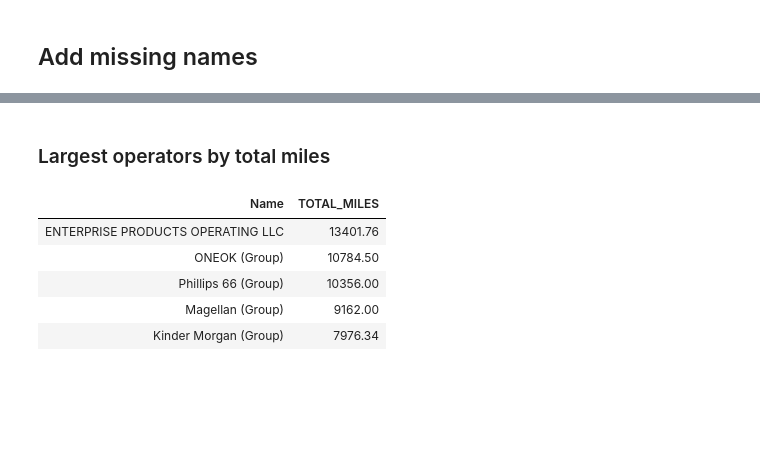
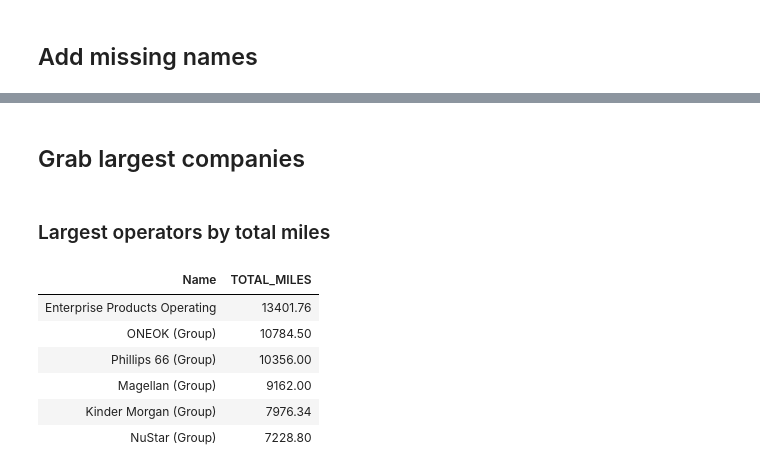
Before and after one commit to julianbarg/spills, a Jupyter notebook: presentations/explore_data_variance/explore_data_variance.ipynb, the cells around one changed output, grey strips where cells are left out. Cells and saved outputs as stored; diff of their text form; code cells hidden in the pictures; blank space fills up the shorter version.

Commit message:
Found & illustrated largest companies.

```diff
--- a/presentations/explore_data_variance/explore_data_variance.ipynb
+++ b/presentations/explore_data_variance/explore_data_variance.ipynb
@@ -48,34 +48,2 @@ A tibble: 5 × 85
 # %% [markdown]
 ## Add missing names
-# %%
-# To be used when there are IDs left in the name column
-add_missing_names <- function(sample, id_col, dataset = pipelines_2010){
-    id_col_type <- class(sample[[id_col]])
-
-    # Prepare dataset to merge with
-    all_names <- dataset %>%
-        select(ID, Name, Year) %>%
-        group_by(ID) %>%
-        filter(Year == max(Year)) %>%
-        slice(1) %>%
-        select(-Year)
-    all_names$ID <- as.character(all_names$ID)
-    all_names <- rename(all_names, "temp_name" = "Name")
-
-    # Do the merging to obtain the missing names
-    sample[id_col] <- as.character(sample[[id_col]])
-    sample <- left_join(sample, all_names, by = setNames("ID", id_col))
-    name_missing <- !is.na(sample$temp_name)  # The name of the company can only be missing if joining by OPERATOR_ID is successfuly (bc then there is an ID, not a Name there)
-    sample[name_missing, ][id_col] <- sample[name_missing, ]["temp_name"]
-
-    # Cleanup
-    sample <- select(sample, -temp_name)
-    sample[id_col] <- as.type(sample[[id_col]], "factor")
-
-    return(sample)
-}
-# %%
-sample <- add_missing_names(sample, "OPERATOR_ID")
-sample <- rename(sample, "Name" = "OPERATOR_ID")
-
-sample_n(sample, 5)
@@ -92,0 +50,3 @@ A tibble: 5 × 110
+# %%
+sample$Name <- oildata::add_company_names(sample$OPERATOR_ID)
+head(sample)
@@ -93,18 +63,23 @@ A tibble: 5 × 110
+# %% [markdown]
+## Grab largest companies
 # %% [markdown]
 ### Largest operators by total miles
 # %%
-sample %>%
+largest_companies <- sample %>%
     group_by(Name) %>%
     filter(TOTAL_MILES == max(TOTAL_MILES)) %>%
     ungroup() %>%
-    top_n(5, TOTAL_MILES) %>%
+    mutate(Name = fct_reorder(Name, TOTAL_MILES)) %>%
     arrange(desc(TOTAL_MILES)) %>%
-    select(Name, TOTAL_MILES) %>%
+    select(Name, TOTAL_MILES)
+
+head(largest_companies) %>%
     jupyter_styling(font_size = 16)
 # %% [output]
 | Name | TOTAL_MILES |
-| ENTERPRISE PRODUCTS OPERATING LLC | 13401.76 |
+| Enterprise Products Operating | 13401.76 |
 | ONEOK (Group) | 10784.50 |
 | Phillips 66 (Group) | 10356.00 |
 | Magellan (Group) | 9162.00 |
 | Kinder Morgan (Group) | 7976.34 |
+| NuStar (Group) | 7228.80 |
```
Also changed, not shown: parts of 10 cells of this notebook, 2 other files.
